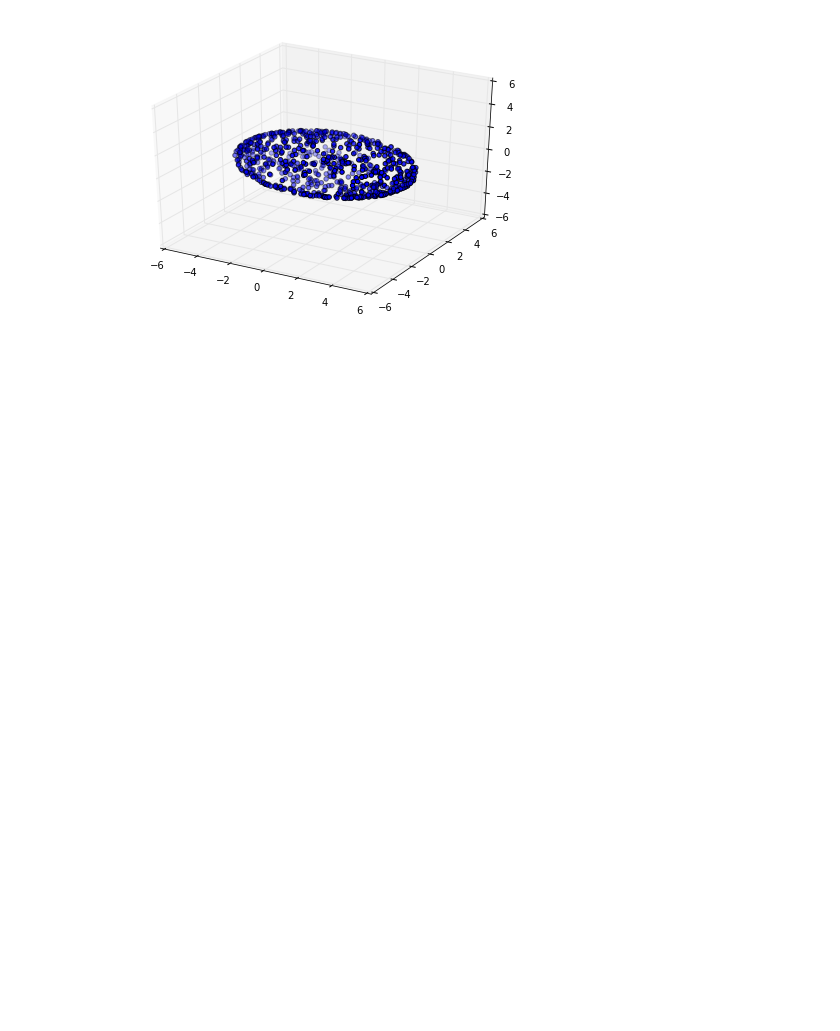
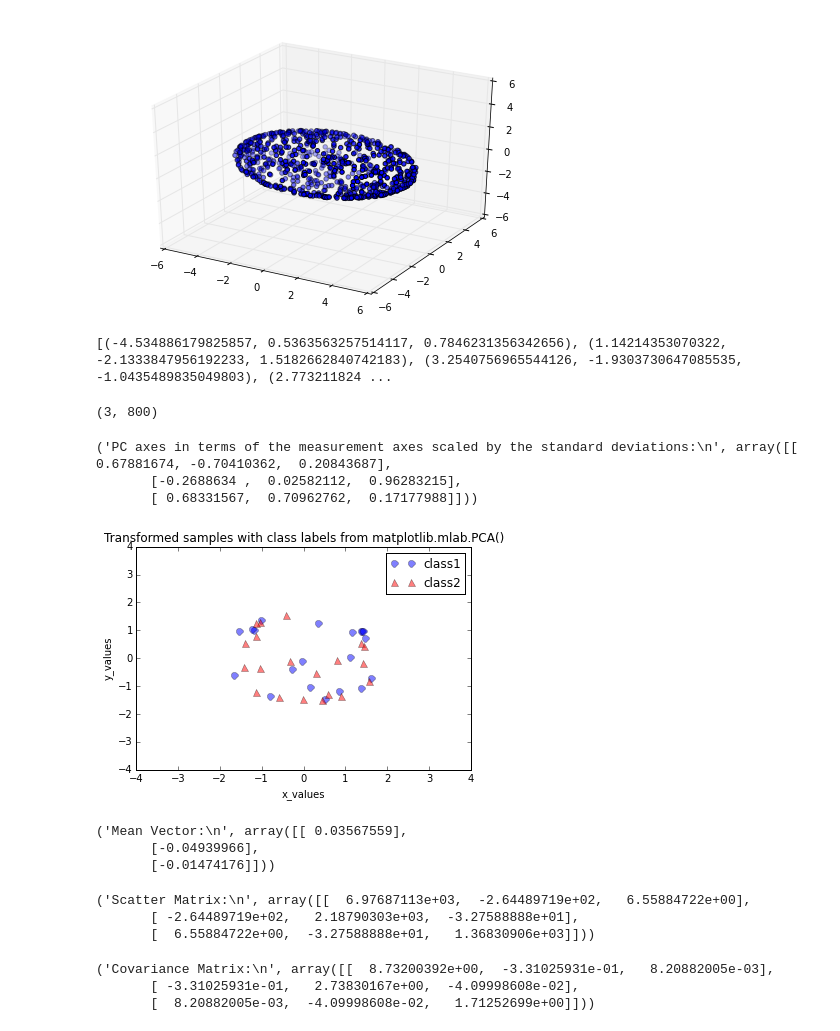
Before and after one commit to soundbio/citizensalmon, a Jupyter notebook: PcaSycData/salmonNotebook.ipynb, the cells around one changed output. Cells and saved outputs as stored; diff of their text form; code cells hidden in the pictures; blank space fills up the shorter version.

Commit message:
added step by step PCA on our test data

```diff
--- a/PcaSycData/salmonNotebook.ipynb
+++ b/PcaSycData/salmonNotebook.ipynb
@@ -61,3 +61,71 @@ ax.scatter(x,y,z)
 plt.show()
 # %% [output]
 [figure]
+# %%
+print data
+# %% [output]
+[(-4.534886179825857, 0.5363563257514117, 0.7846231356342656), (1.14214353070322, -2.1333847956192233, 1.5182662840742183), (3.2540756965544126, -1.9303730647085535, -1.0435489835049803), (2.773211824 ...
+# %%
+# convert the list of 3-tuples generated as data into a numpy 3xN array
+np_array_data = np.asarray(data).transpose()
+
+#assign to all_samples for easier copypasta
+all_samples = np_array_data
+
+print np_array_data.shape
+# %% [output]
+(3, 800)
+# %%
+from matplotlib.mlab import PCA as mlabPCA
+
+mlab_pca = mlabPCA(np_array_data.T)
+
+print('PC axes in terms of the measurement axes scaled by the standard deviations:\n', mlab_pca.Wt)
+
+plt.plot(mlab_pca.Y[0:20,0],mlab_pca.Y[0:20,1],
+         'o', markersize=7, color='blue', alpha=0.5, label='class1')
+plt.plot(mlab_pca.Y[20:40,0], mlab_pca.Y[20:40,1],
+         '^', markersize=7, color='red', alpha=0.5, label='class2')
+
+plt.xlabel('x_values')
+plt.ylabel('y_values')
+plt.xlim([-4,4])
+plt.ylim([-4,4])
+plt.legend()
+plt.title('Transformed samples with class labels from matplotlib.mlab.PCA()')
+
+plt.show()
+# %% [output]
+('PC axes in terms of the measurement axes scaled by the standard deviations:\n', array([[ 0.67881674, -0.70410362,  0.20843687],
+       [-0.2688634 ,  0.02582112,  0.96283215],
+       [ 0.68331567,  0.70962762,  0.17177988]]))
+[figure, added]
+# %%
+mean_x = np.mean(all_samples[0,:])
+mean_y = np.mean(all_samples[1,:])
+mean_z = np.mean(all_samples[2,:])
+
+mean_vector = np.array([[mean_x],[mean_y],[mean_z]])
+
+print('Mean Vector:\n', mean_vector)
+# %% [output]
+('Mean Vector:\n', array([[ 0.03567559],
+       [-0.04939966],
+       [-0.01474176]]))
+# %%
+scatter_matrix = np.zeros((3,3))
+for i in range(all_samples.shape[1]):
+    scatter_matrix += (all_samples[:,i].reshape(3,1) - mean_vector).dot(
+        (all_samples[:,i].reshape(3,1) - mean_vector).T)
+print('Scatter Matrix:\n', scatter_matrix)
+# %% [output]
+('Scatter Matrix:\n', array([[  6.97687113e+03,  -2.64489719e+02,   6.55884722e+00],
+       [ -2.64489719e+02,   2.18790303e+03,  -3.27588888e+01],
+       [  6.55884722e+00,  -3.27588888e+01,   1.36830906e+03]]))
+# %%
+cov_mat = np.cov([all_samples[0,:],all_samples[1,:],all_samples[2,:]])
+print('Covariance Matrix:\n', cov_mat)
+# %% [output]
+('Covariance Matrix:\n', array([[  8.73200392e+00,  -3.31025931e-01,   8.20882005e-03],
+       [ -3.31025931e-01,   2.73830167e+00,  -4.09998608e-02],
+       [  8.20882005e-03,  -4.09998608e-02,   1.71252699e+00]]))
```
Also changed, not shown: parts of 3 cells of this notebook.
